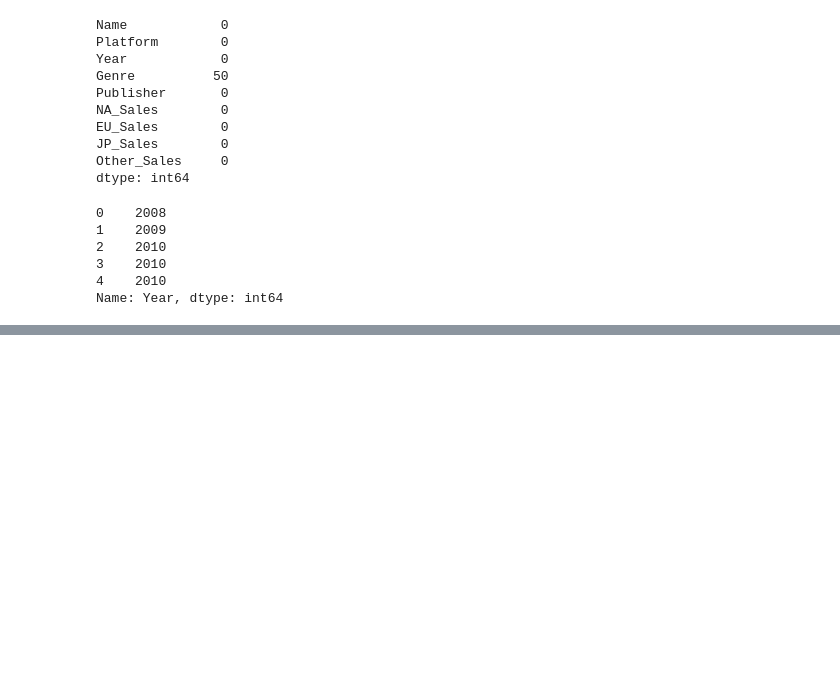
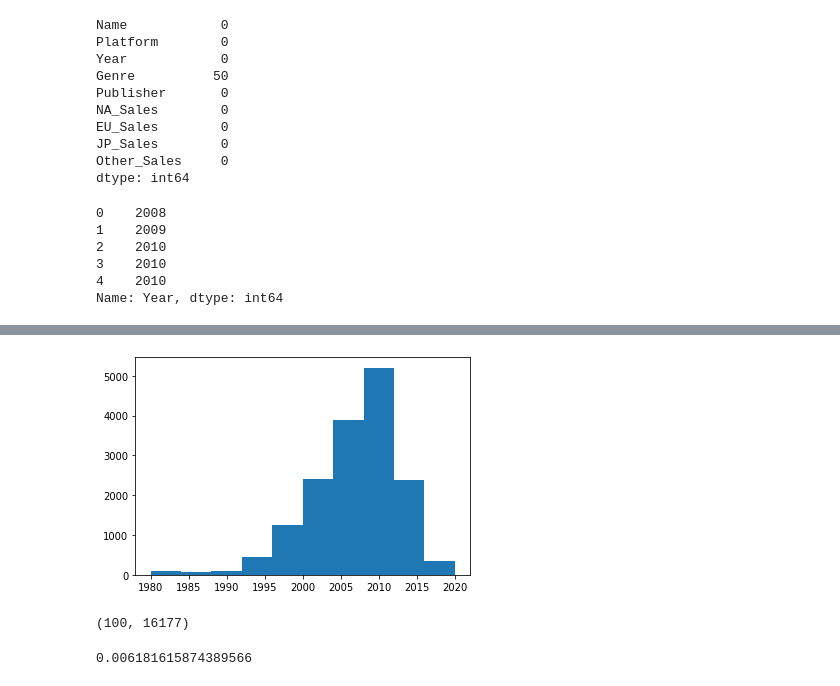
Before and after one commit to yujyn/Section-1-Project, a Jupyter notebook: 재제출_AI_14_Section1_Project_이유진.ipynb, the cells around one changed output, grey strips where cells are left out. Cells and saved outputs as stored; diff of their text form; code cells hidden in the pictures; blank space fills up the shorter version.

```diff
--- a/재제출_AI_14_Section1_Project_이유진.ipynb
+++ b/재제출_AI_14_Section1_Project_이유진.ipynb
@@ -117,0 +187,4 @@ Name: Year, dtype: int64
+# %%
+plt.hist(df_clean.Year[df_clean.Year > 1750]);
+# %% [output]
+[figure, added]
@@ -117,0 +194,8 @@ Name: Year, dtype: int64
+# %%
+len(below_1750), len(above_1750)
+# %% [output]
+(100, 16177)
+# %%
+len(below_1750) / len(above_1750)
+# %% [output]
+0.006181615874389566
```
Also changed, not shown: parts of 55 cells of this notebook.
